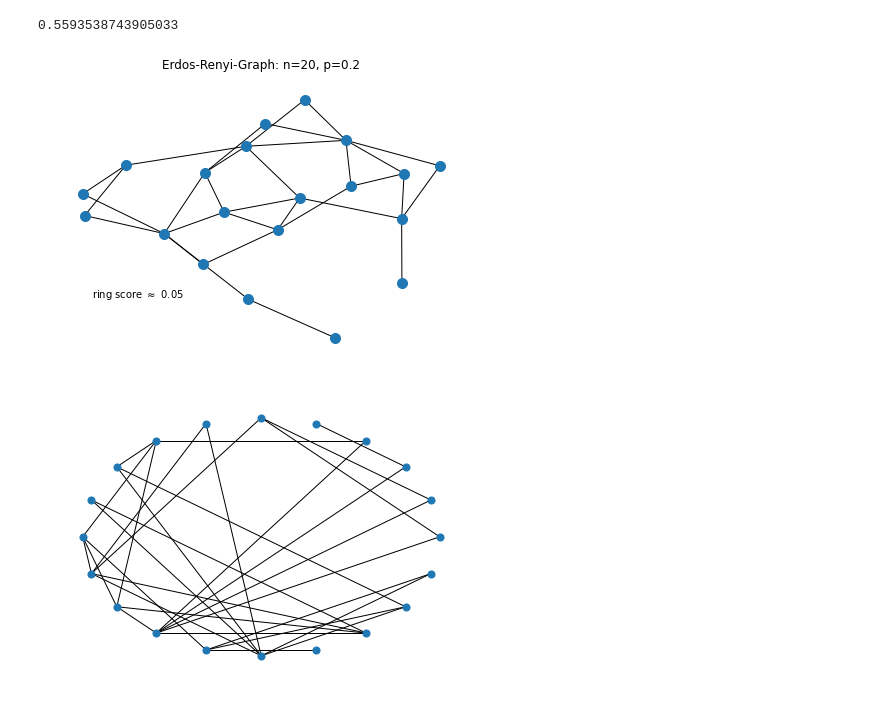
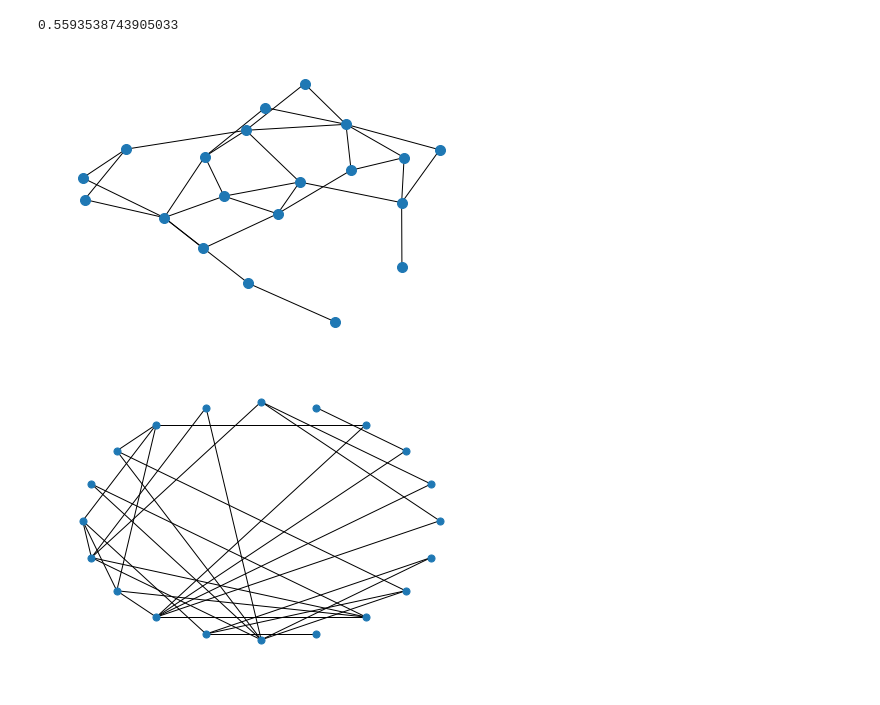
Before and after one commit to maxstollmayer/Complex-Network-Analysis-Project, a Jupyter notebook: watts-strogatz/Untitled.ipynb, the cells around one changed output. Drawn from its saved outputs; the diff is of its cells as text; code cells hidden in the pictures.

```diff
--- a/watts-strogatz/Untitled.ipynb
+++ b/watts-strogatz/Untitled.ipynb
@@ -42,11 +42,11 @@ G2 = nx.erdos_renyi_graph(20, 0.2)
 pos2 = nx.spring_layout(G2)
 # %%
 nx.draw(G2, pos = pos2, node_size=100)
-plt.text(-0.8, -0.7, r'ring score $\approx$ 0.05')
-plt.title('Erdos-Renyi-Graph: n=20, p=0.2')
-plt.savefig('er_spring.png')
+#plt.text(-0.8, -0.7, r'ring score $\approx$ 0.05')
+#plt.title('Erdos-Renyi-Graph: n=20, p=0.2')
+plt.savefig('er_spring_none.png')
 # %% [output]
-[figure, old version]
+[figure, new version]
 # %%
 pos3 = nx.circular_layout(G2)
 nx.draw(G2, pos = pos3, node_size=50)
```
Also changed, not shown: parts of 1 cell of this notebook, 3 other files.
